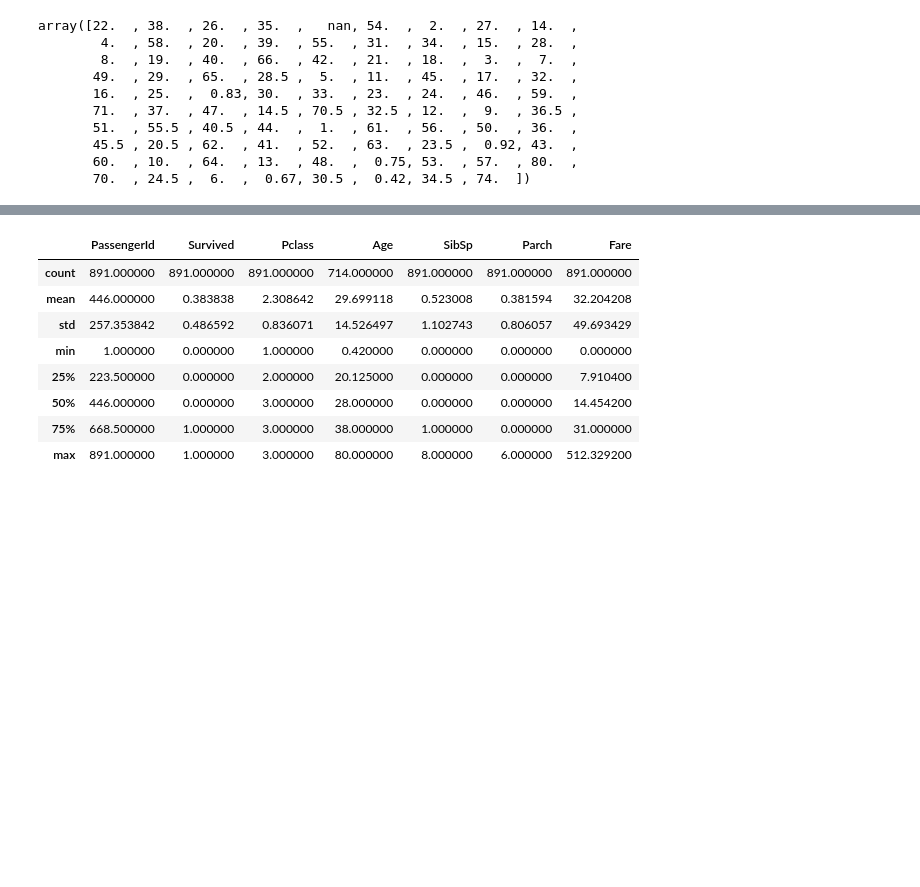
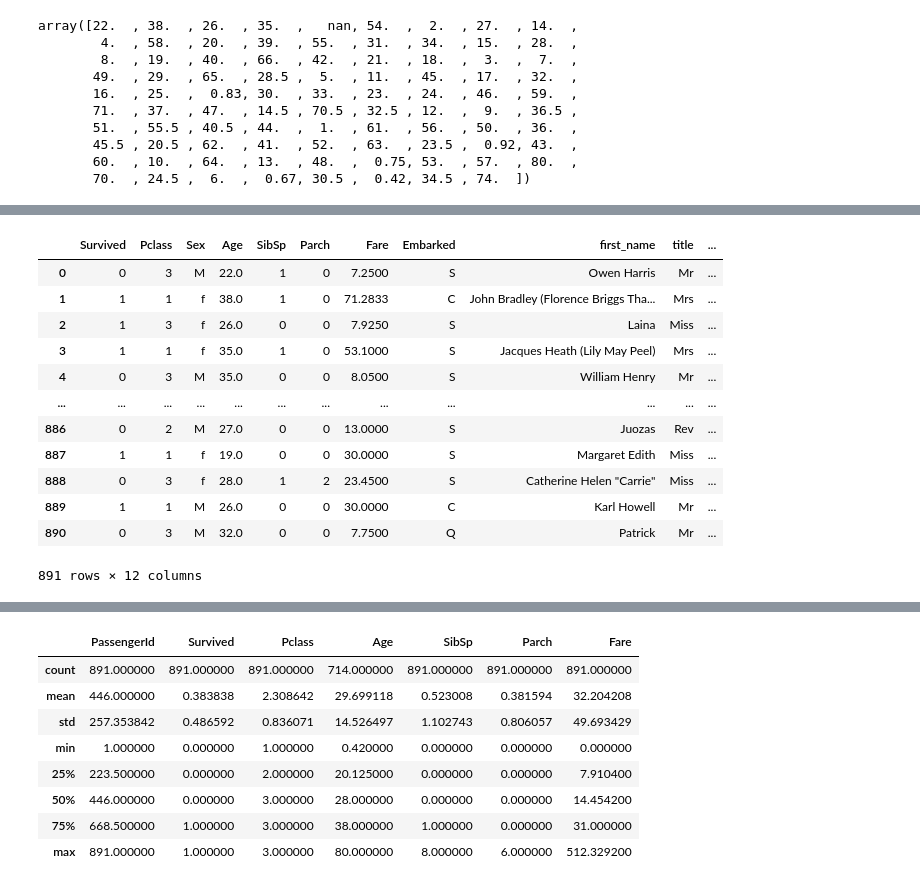
Before and after one commit to jesusanachur/An-lisis-de-titanic-, a Jupyter notebook: titanic_analysis.ipynb, the cells around one changed output, grey strips where cells are left out. Drawn from its saved outputs; the diff is of its cells as text; code cells hidden in the pictures; blank space fills up the shorter version.

```diff
--- a/titanic_analysis.ipynb
+++ b/titanic_analysis.ipynb
@@ -58,0 +79,17 @@ array([22.  , 38.  , 26.  , 35.  ,   nan, 54.  ,  2.  , 27.  , 14.  ,
+# %%
+df_clean = df.drop(['Cabin', 'PassengerId', 'Name', 'Ticket'], axis=1)
+df_clean
+# %% [output]
+|  | Survived | Pclass | Sex | Age | SibSp | Parch | Fare | Embarked | first_name | title | ... |
+| 0 | 0 | 3 | M | 22.0 | 1 | 0 | 7.2500 | S | Owen Harris | Mr | ... |
+| 1 | 1 | 1 | f | 38.0 | 1 | 0 | 71.2833 | C | John Bradley (Florence Briggs Tha... | Mrs | ... |
+| 2 | 1 | 3 | f | 26.0 | 0 | 0 | 7.9250 | S | Laina | Miss | ... |
+| 3 | 1 | 1 | f | 35.0 | 1 | 0 | 53.1000 | S | Jacques Heath (Lily May Peel) | Mrs | ... |
+| 4 | 0 | 3 | M | 35.0 | 0 | 0 | 8.0500 | S | William Henry | Mr | ... |
+| ... | ... | ... | ... | ... | ... | ... | ... | ... | ... | ... | ... |
+| 886 | 0 | 2 | M | 27.0 | 0 | 0 | 13.0000 | S | Juozas | Rev | ... |
+| 887 | 1 | 1 | f | 19.0 | 0 | 0 | 30.0000 | S | Margaret Edith | Miss | ... |
+| 888 | 0 | 3 | f | 28.0 | 1 | 2 | 23.4500 | S | Catherine Helen "Carrie" | Miss | ... |
+| 889 | 1 | 1 | M | 26.0 | 0 | 0 | 30.0000 | C | Karl Howell | Mr | ... |
+| 890 | 0 | 3 | M | 32.0 | 0 | 0 | 7.7500 | Q | Patrick | Mr | ... |
+891 rows × 12 columns
```
Also changed, not shown: parts of 2 cells of this notebook.
